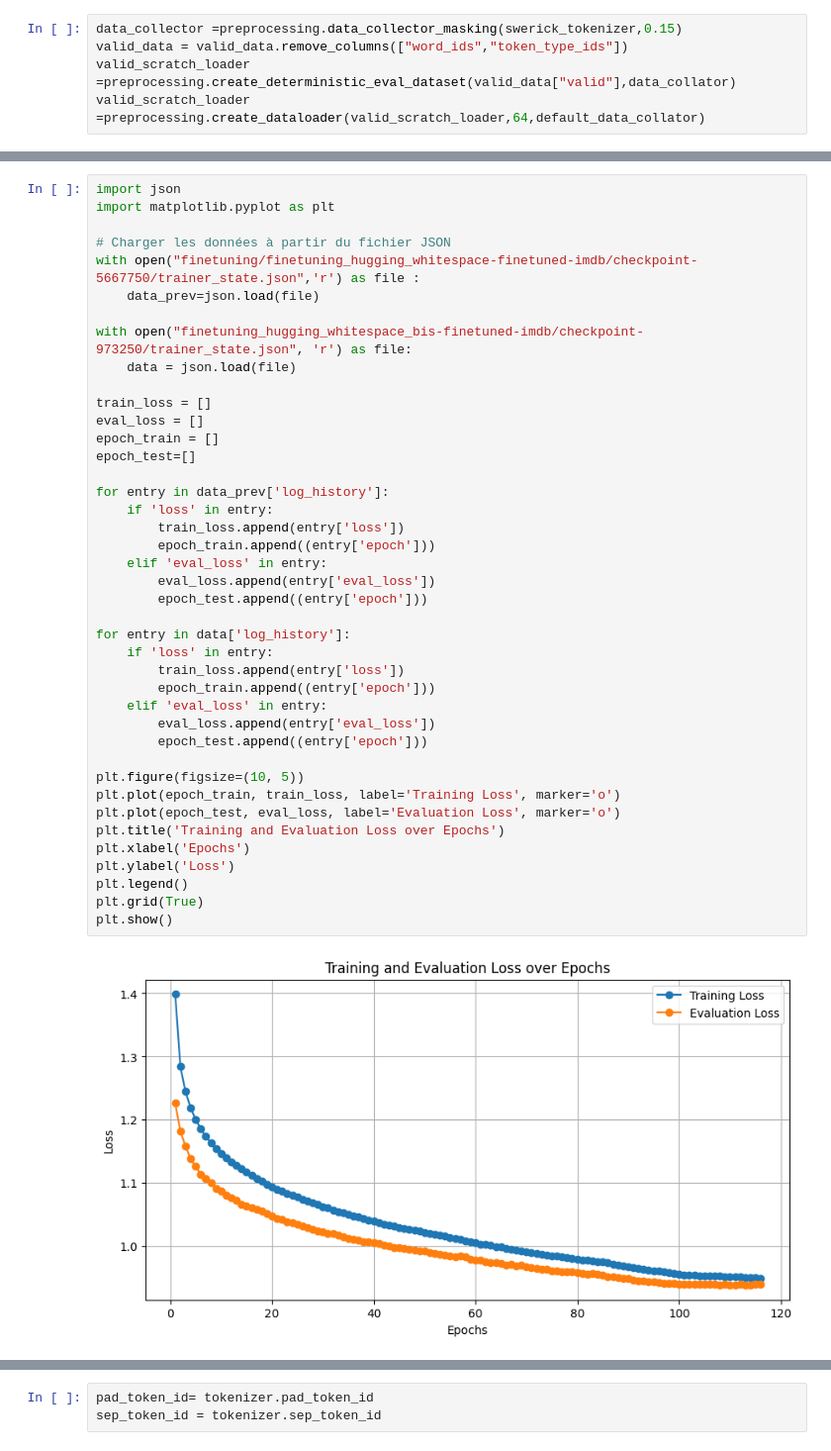
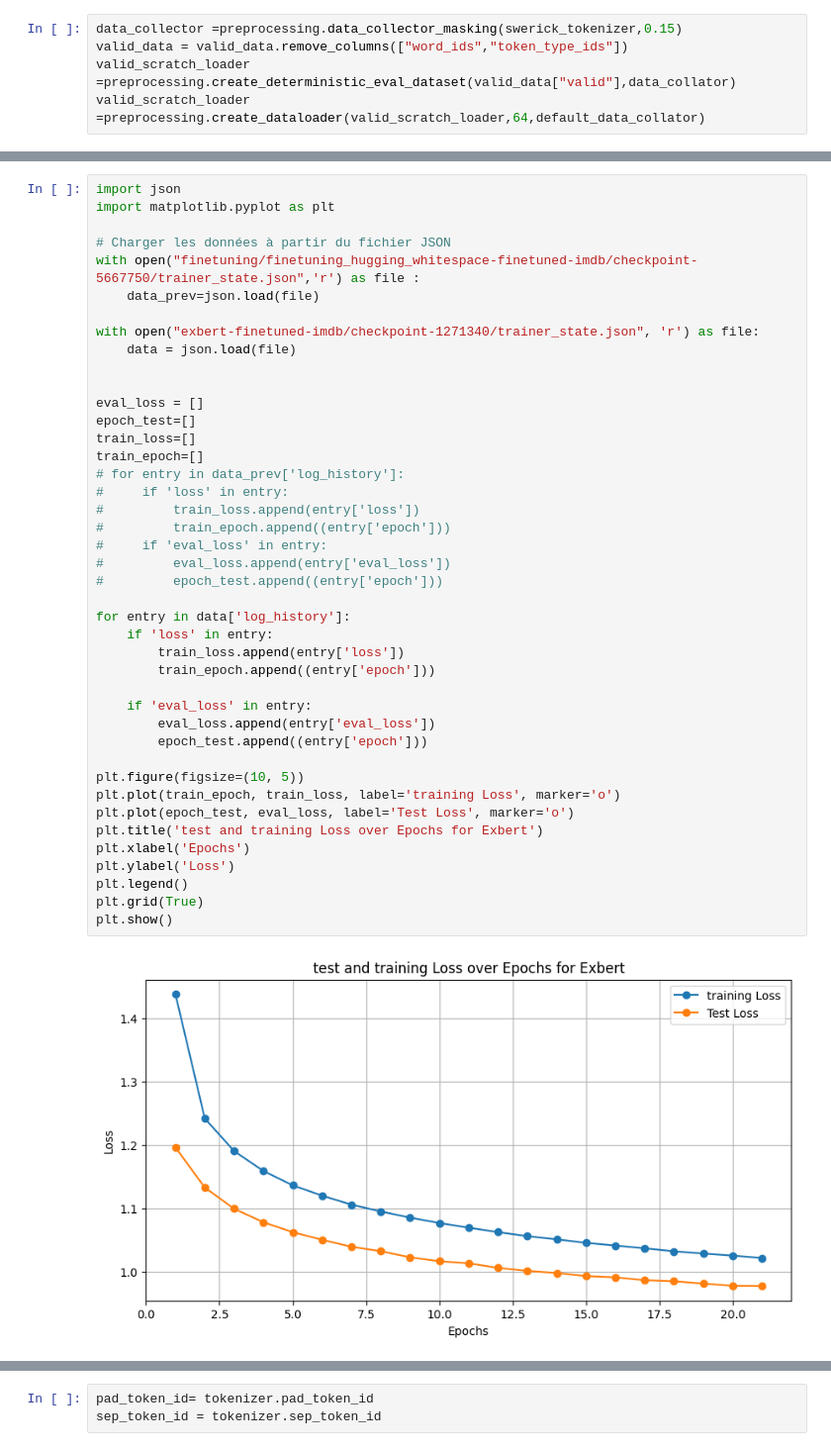
Before and after one commit to swerik-project/pretraining_plm, a Jupyter notebook: finetuning.ipynb, the cells around one changed output, grey strips where cells are left out. Shown at 99% size. Cells and saved outputs as stored; diff of their text form.

Commit message:
new version with exbert

```diff
--- a/finetuning.ipynb
+++ b/finetuning.ipynb
@@ -359,43 +364,44 @@ total_frequencies
 # %%
 import json
 import matplotlib.pyplot as plt
 
 # Charger les données à partir du fichier JSON
 with open("finetuning/finetuning_hugging_whitespace-finetuned-imdb/checkpoint-5667750/trainer_state.json",'r') as file :
     data_prev=json.load(file)
 
-with open("finetuning_hugging_whitespace_bis-finetuned-imdb/checkpoint-973250/trainer_state.json", 'r') as file:
+with open("exbert-finetuned-imdb/checkpoint-1271340/trainer_state.json", 'r') as file:
     data = json.load(file)
 
-train_loss = []
+
 eval_loss = []
-epoch_train = []
 epoch_test=[]
-
-for entry in data_prev['log_history']:
-    if 'loss' in entry:
-        train_loss.append(entry['loss'])
-        epoch_train.append((entry['epoch']))
-    elif 'eval_loss' in entry:
-        eval_loss.append(entry['eval_loss'])
-        epoch_test.append((entry['epoch']))
+train_loss=[]
+train_epoch=[]
+# for entry in data_prev['log_history']:
+#     if 'loss' in entry:
+#         train_loss.append(entry['loss'])
+#         train_epoch.append((entry['epoch']))
+#     if 'eval_loss' in entry:
+#         eval_loss.append(entry['eval_loss'])
+#         epoch_test.append((entry['epoch']))
 
 for entry in data['log_history']:
     if 'loss' in entry:
         train_loss.append(entry['loss'])
-        epoch_train.append((entry['epoch']))
-    elif 'eval_loss' in entry:
+        train_epoch.append((entry['epoch']))
+
+    if 'eval_loss' in entry:
         eval_loss.append(entry['eval_loss'])
         epoch_test.append((entry['epoch']))
 
 plt.figure(figsize=(10, 5))
-plt.plot(epoch_train, train_loss, label='Training Loss', marker='o')
-plt.plot(epoch_test, eval_loss, label='Evaluation Loss', marker='o')
-plt.title('Training and Evaluation Loss over Epochs')
+plt.plot(train_epoch, train_loss, label='training Loss', marker='o')
+plt.plot(epoch_test, eval_loss, label='Test Loss', marker='o')
+plt.title('test and training Loss over Epochs for Exbert')
 plt.xlabel('Epochs')
 plt.ylabel('Loss')
 plt.legend()
 plt.grid(True)
 plt.show()
 # %% [output]
-[figure, old version]
+[figure, new version]
```
Also changed, not shown: parts of 77 cells of this notebook, 7 other files.
